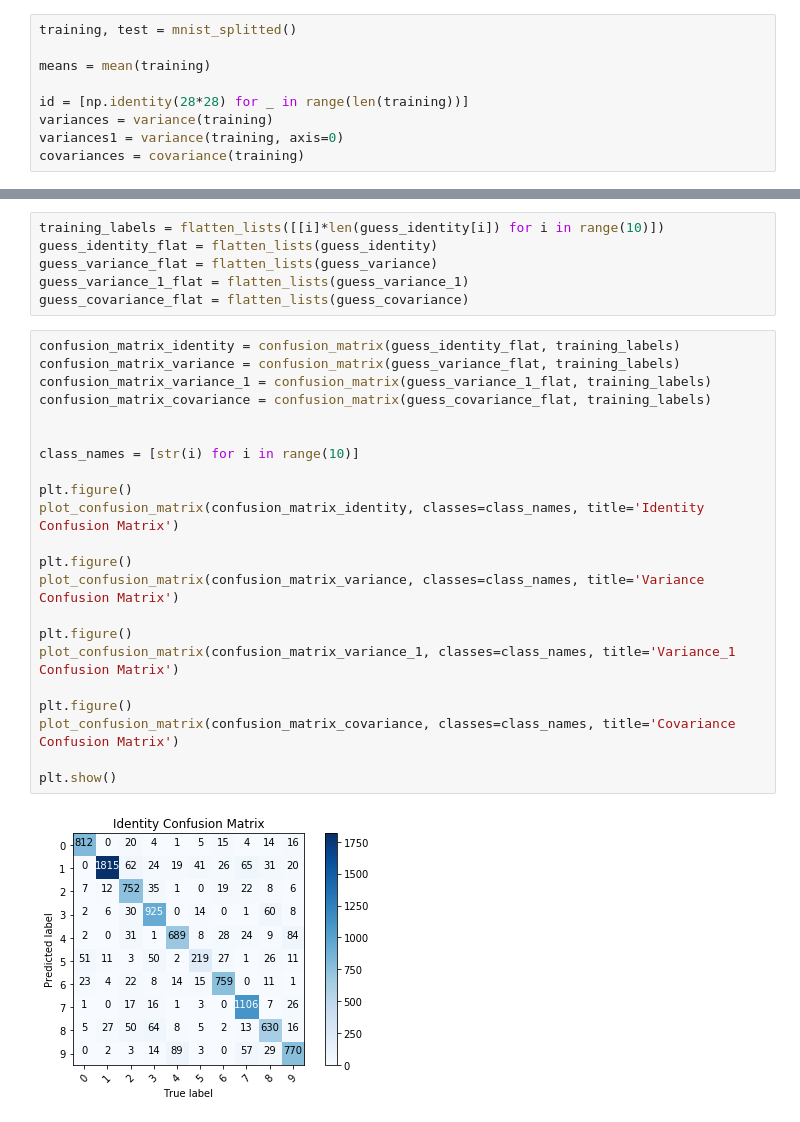
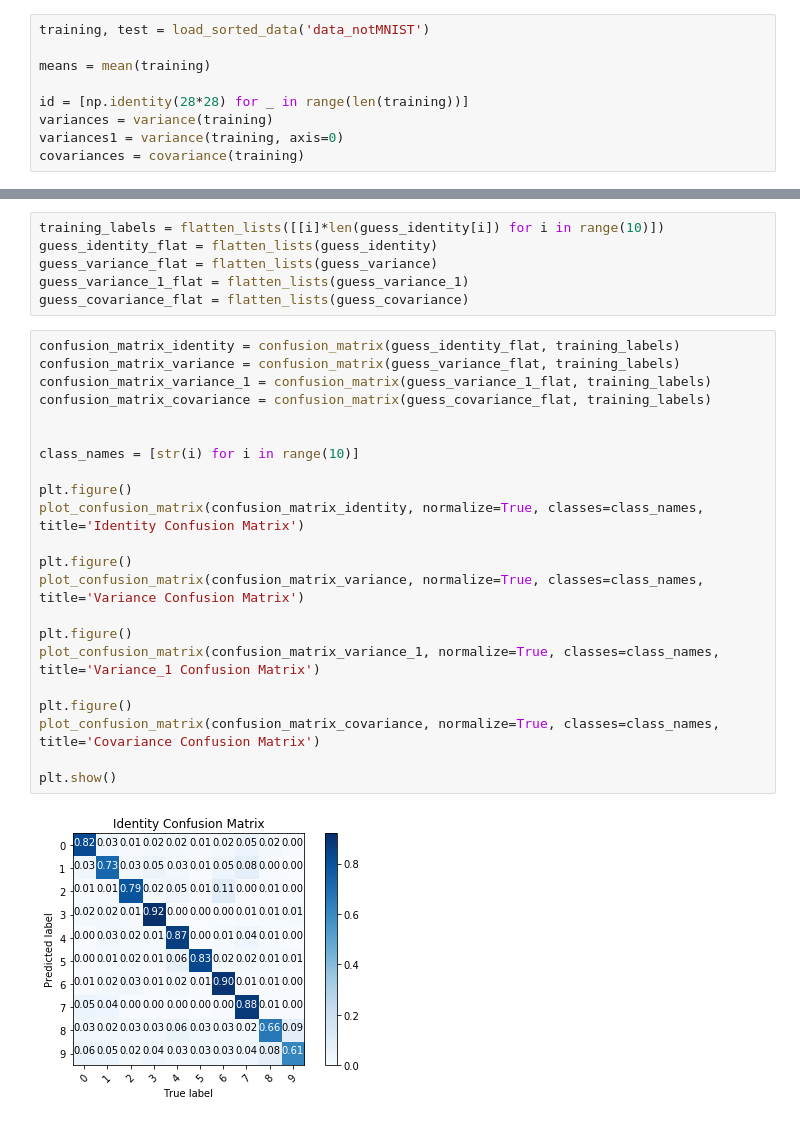
Before and after one commit to mlhhu2017/identifyDigit, a Jupyter notebook: bekcic/gaussian_multivar.ipynb, the cells around one changed output, grey strips where cells are left out. Drawn from its saved outputs; the diff is of its cells as text.

Commit message:
Tested with notMNIST and fixed some little bugs.

```diff
--- a/bekcic/gaussian_multivar.ipynb
+++ b/bekcic/gaussian_multivar.ipynb
@@ -12,7 +12,7 @@ from mnist_util import *
 
 Getting the training and test data and calculating means, variances (axis=None, axis=1) and covariances.
 # %%
-training, test = mnist_splitted()
+training, test = load_sorted_data('data_notMNIST')
 
 means = mean(training)
 
@@ -136,24 +137,24 @@ guess_covariance_flat = flatten_lists(guess_covariance)
 # %%
 confusion_matrix_identity = confusion_matrix(guess_identity_flat, training_labels)
 confusion_matrix_variance = confusion_matrix(guess_variance_flat, training_labels)
 confusion_matrix_variance_1 = confusion_matrix(guess_variance_1_flat, training_labels)
 confusion_matrix_covariance = confusion_matrix(guess_covariance_flat, training_labels)
 
 
 class_names = [str(i) for i in range(10)]
 
 plt.figure()
-plot_confusion_matrix(confusion_matrix_identity, classes=class_names, title='Identity Confusion Matrix')
+plot_confusion_matrix(confusion_matrix_identity, normalize=True, classes=class_names, title='Identity Confusion Matrix')
 
 plt.figure()
-plot_confusion_matrix(confusion_matrix_variance, classes=class_names, title='Variance Confusion Matrix')
+plot_confusion_matrix(confusion_matrix_variance, normalize=True, classes=class_names, title='Variance Confusion Matrix')
 
 plt.figure()
-plot_confusion_matrix(confusion_matrix_variance_1, classes=class_names, title='Variance_1 Confusion Matrix')
+plot_confusion_matrix(confusion_matrix_variance_1, normalize=True, classes=class_names, title='Variance_1 Confusion Matrix')
 
 plt.figure()
-plot_confusion_matrix(confusion_matrix_covariance, classes=class_names, title='Covariance Confusion Matrix')
+plot_confusion_matrix(confusion_matrix_covariance, normalize=True, classes=class_names, title='Covariance Confusion Matrix')
 
 plt.show()
 # %% [output]
-[figure, old version]
+[figure, new version]
```
Also changed, not shown: parts of 6 cells of this notebook, 2 other files.
